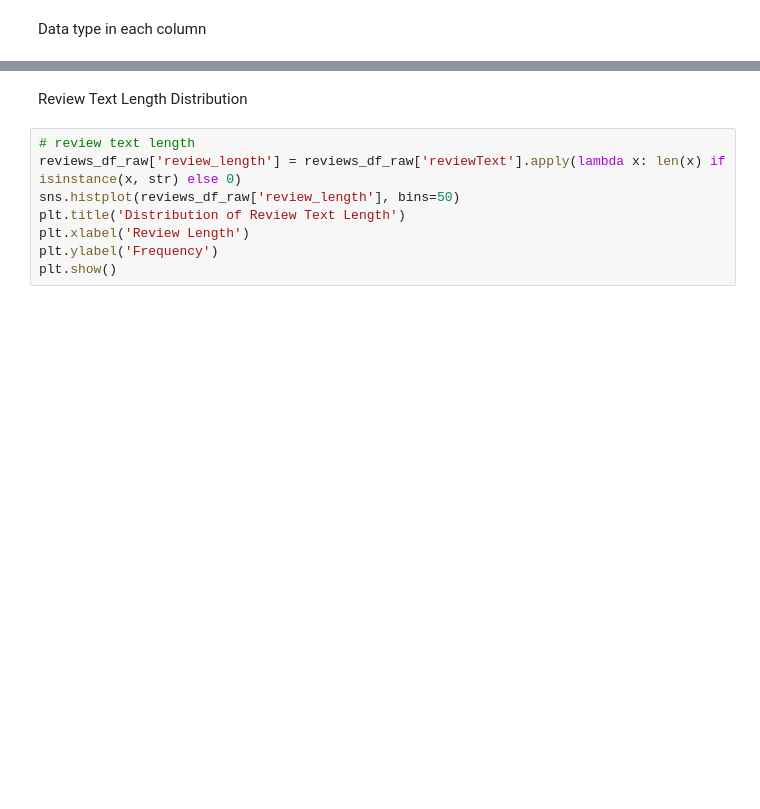
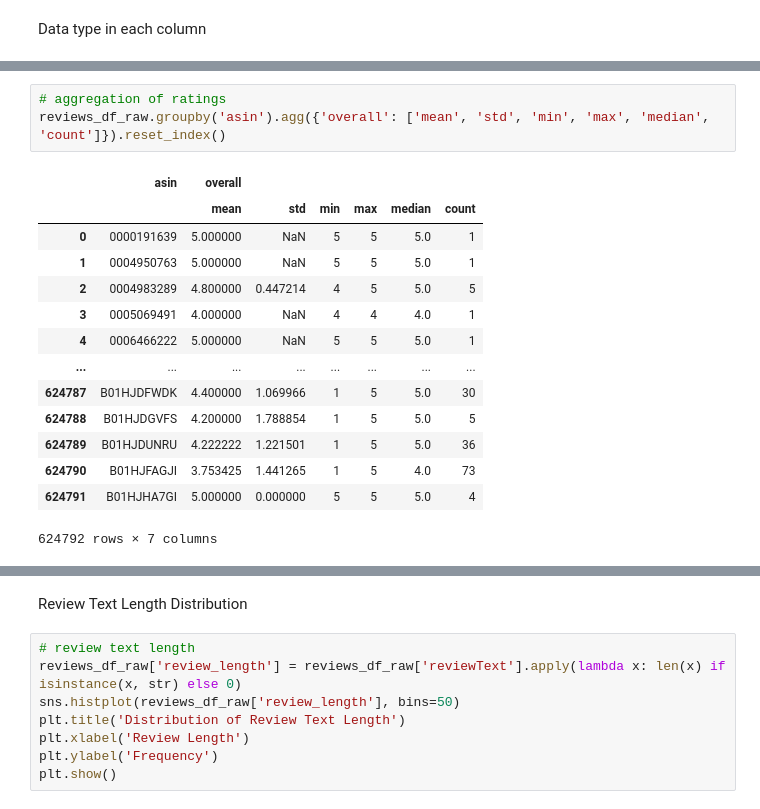
Before and after one commit to rebekah-eichberg/summer-2025-safeify, a Jupyter notebook: rebekah-idea-testing/rebekah-reviews-eda.ipynb, the cells around one changed output, grey strips where cells are left out. Drawn from its saved outputs; the diff is of its cells as text; blank space fills up the shorter version.

```diff
--- a/rebekah-idea-testing/rebekah-reviews-eda.ipynb
+++ b/rebekah-idea-testing/rebekah-reviews-eda.ipynb
@@ -72,0 +157,18 @@ plt.show()
+# %%
+# aggregation of ratings
+reviews_df_raw.groupby('asin').agg({'overall': ['mean', 'std', 'min', 'max', 'median', 'count']}).reset_index()
+# %% [output]
+|  | asin | overall |  |  |  |  |  |
+|  |  | mean | std | min | max | median | count |
+| 0 | 0000191639 | 5.000000 | NaN | 5 | 5 | 5.0 | 1 |
+| 1 | 0004950763 | 5.000000 | NaN | 5 | 5 | 5.0 | 1 |
+| 2 | 0004983289 | 4.800000 | 0.447214 | 4 | 5 | 5.0 | 5 |
+| 3 | 0005069491 | 4.000000 | NaN | 4 | 4 | 4.0 | 1 |
+| 4 | 0006466222 | 5.000000 | NaN | 5 | 5 | 5.0 | 1 |
+| ... | ... | ... | ... | ... | ... | ... | ... |
+| 624787 | B01HJDFWDK | 4.400000 | 1.069966 | 1 | 5 | 5.0 | 30 |
+| 624788 | B01HJDGVFS | 4.200000 | 1.788854 | 1 | 5 | 5.0 | 5 |
+| 624789 | B01HJDUNRU | 4.222222 | 1.221501 | 1 | 5 | 5.0 | 36 |
+| 624790 | B01HJFAGJI | 3.753425 | 1.441265 | 1 | 5 | 4.0 | 73 |
+| 624791 | B01HJHA7GI | 5.000000 | 0.000000 | 5 | 5 | 5.0 | 4 |
+624792 rows × 7 columns
```
Also changed, not shown: parts of 31 cells of this notebook, 5 other files.
